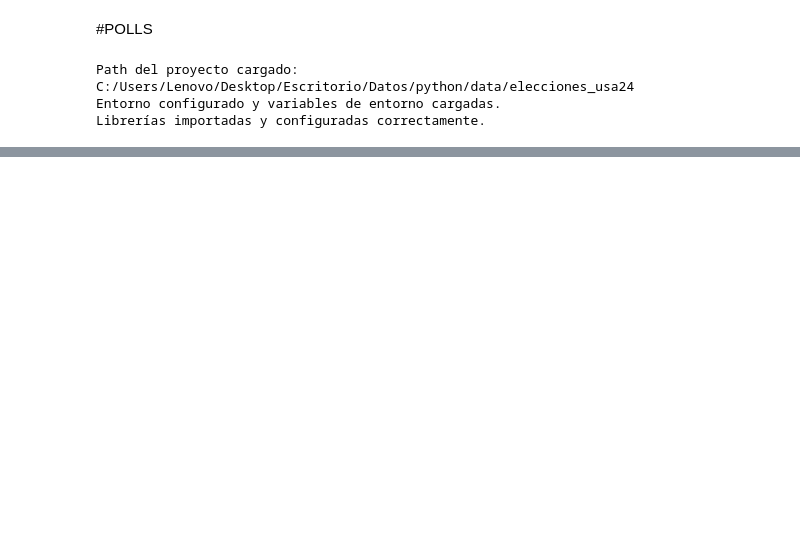
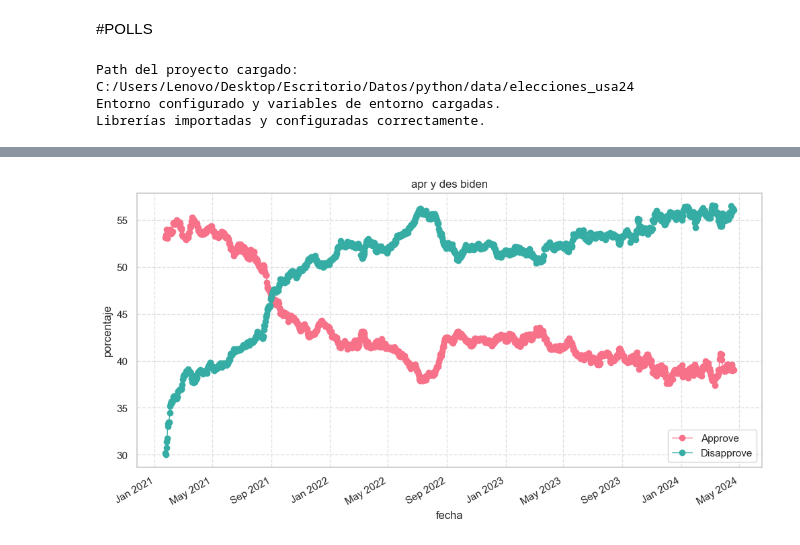
Before and after one commit to nicc1109/elecciones_usa24, a Jupyter notebook: notebooks/polls.ipynb, the cells around one changed output, grey strips where cells are left out. Drawn from its saved outputs; the diff is of its cells as text; code cells hidden in the pictures; blank space fills up the shorter version.

```diff
--- a/notebooks/polls.ipynb
+++ b/notebooks/polls.ipynb
@@ -31,0 +171,13 @@ nombres_columnas(may_polls1)
+# %%
+plot_multi_lines_pivot(df=approval_averages,
+                       filter_col='politician/institution',
+                       filter_value='Joe Biden',
+                       pivot_col='answer',
+                       value_col='pct_estimate',
+                       index_col='date',
+                       title='apr y des biden',
+                       xlabel='fecha',
+                       ylabel='porcentaje'
+)
+# %% [output]
+[figure, added]
```
Also changed, not shown: parts of 35 cells of this notebook, 12 other files.
